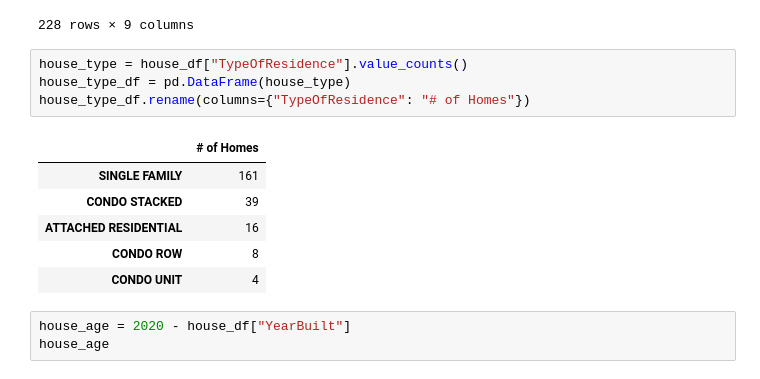
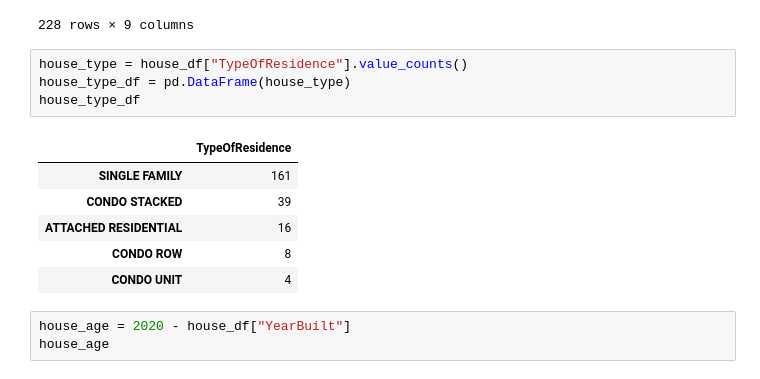
Before and after one commit to ajwu100/GROUP-9-PROJECT-1, a Jupyter notebook: house_attributes.ipynb, the cells around one changed output. Drawn from its saved outputs; the diff is of its cells as text.

```diff
--- a/house_attributes.ipynb
+++ b/house_attributes.ipynb
@@ -42,9 +42,9 @@ house_df
 # %%
 house_type = house_df["TypeOfResidence"].value_counts()
 house_type_df = pd.DataFrame(house_type)
-house_type_df.rename(columns={"TypeOfResidence": "# of Homes"})
+house_type_df
 # %% [output]
-|  | # of Homes |
+|  | TypeOfResidence |
 | SINGLE FAMILY | 161 |
 | CONDO STACKED | 39 |
 | ATTACHED RESIDENTIAL | 16 |
```
Also changed, not shown: parts of 3 cells of this notebook, 1 other file.
